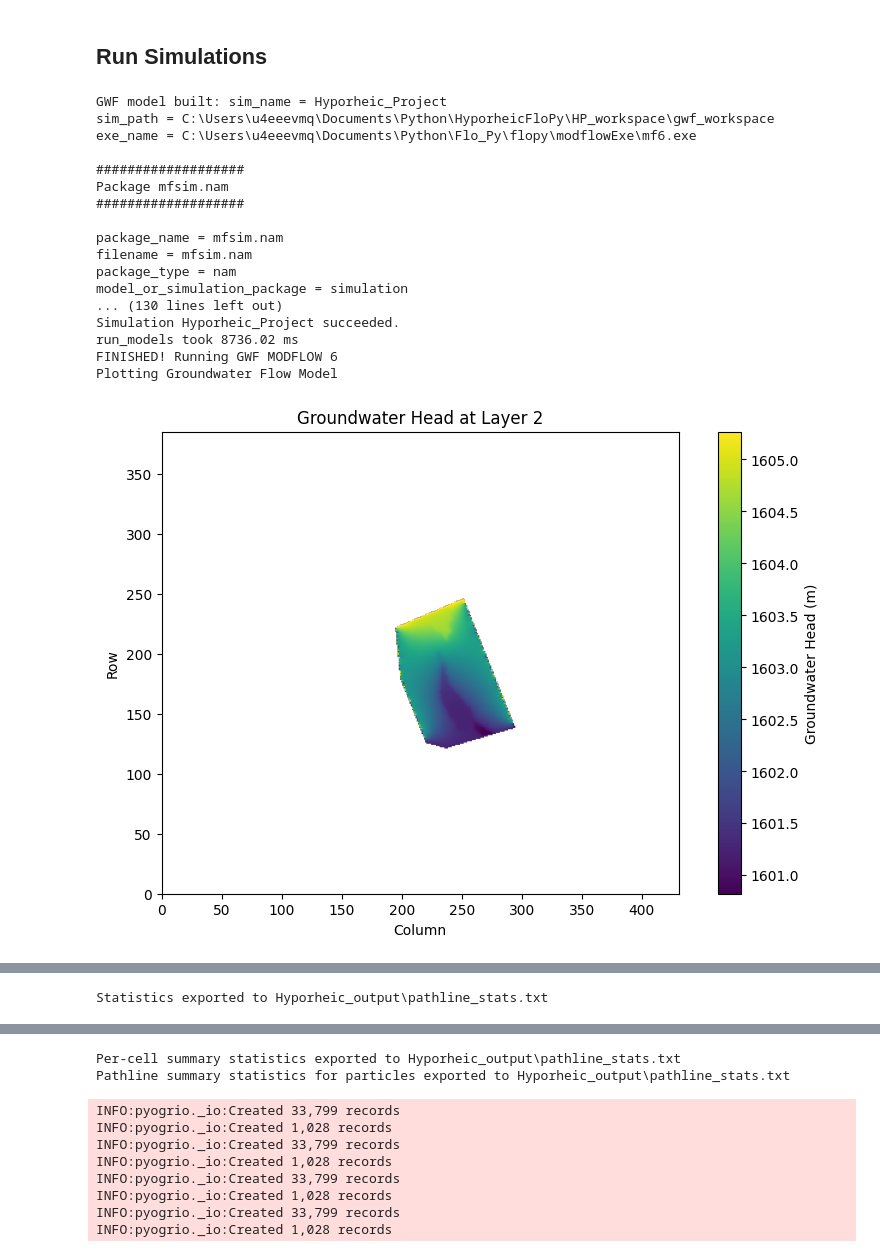
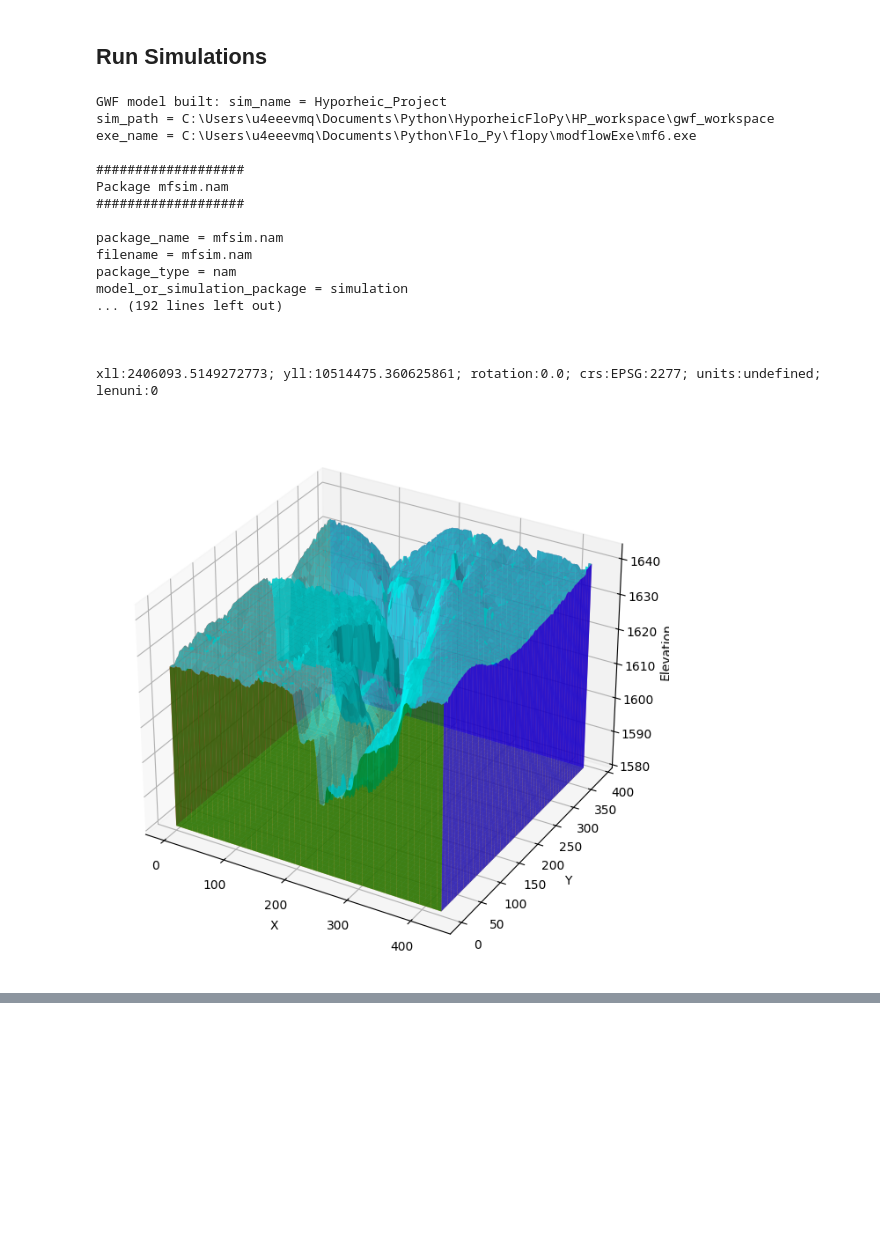
Before and after one commit to USACE-WRISES/HyporheicFloPy, a Jupyter notebook: VQuintana/notebooks/run_models.ipynb, the cells around one changed output, grey strips where cells are left out. Drawn from its saved outputs; the diff is of its cells as text; code cells hidden in the pictures; blank space fills up the shorter version.

```diff
--- a/VQuintana/notebooks/run_models.ipynb
+++ b/VQuintana/notebooks/run_models.ipynb
@@ -1232,7 +1407,12 @@ def scenario(
 
     if plot:
         print("Plotting Groundwater Flow Model")
-        plot_gwf_all(gwfsim)
+        #plot_gwf_all(gwfsim)
+        plot_groundwater_model(
+        gwfsim,
+        gwf_name=gwf_name,
+        cfg=cfg
+    )
 
     try:
         # Build both MODPATH 7 forward and backward models
@@ -1259,21 +1439,21 @@ def scenario(
 
             if plot:
                 print("Plotting MODPATH 7 Results")
-                process_and_export_modpath7_results(
-                    workspace=mp7_ws,
-                    workspace_gwf=gwf_ws,
-                    sim_name=sim_name,
-                    gwf_model_name=gwf_name,
-                    hec_ras_crs= hec_ras_crs,
-                    bed_elevation=bed_elevation,
-                    ncol=ncol,
-                    nrow=nrow,
-                    nlay=nlay,
-                    river_cells=river_cells,
-                    gwf=gwf,
-                    xorigin_value=xorigin,
-                    yorigin_value=yorigin,
-                )
+                # process_and_export_modpath7_results(
+                #     workspace=mp7_ws,
+                #     workspace_gwf=gwf_ws,
+                #     sim_name=sim_name,
+                #     gwf_model_name=gwf_name,
+                #     hec_ras_crs= hec_ras_crs,
+                #     bed_elevation=bed_elevation,
+                #     ncol=ncol,
+                #     nrow=nrow,
+                #     nlay=nlay,
+                #     river_cells=river_cells,
+                #     gwf=gwf,
+                #     xorigin_value=xorigin,
+                #     yorigin_value=yorigin,
+                # )
     except Exception as e:
         print(f"An error occurred while building, running, or plotting the MODPATH 7 models: {e}")
     print('\a')  # This will make a beep in most terminals
@@ -1287,36 +1467,36 @@ scenario(
     mp7_exe_path=md7_exe_path,
     write=True,
     run=True,
     plot=True,
     silent=True,
     ncol=ncol,
     nrow=nrow,
     nlay=nlay,
     xorigin=xorigin,
     yorigin=yorigin,
     bed_elevation=bed_elevation,
     hec_ras_crs=hec_ras_crs,
     mp7_name=mp7_name,
     gwf_name=gwf_name,
     gwf_ws=gwf_ws,
     sim_name=sim_name
 )
 # %% [output]
 GWF model built: sim_name = Hyporheic_Project
 sim_path = C:\Users\u4eeevmq\Documents\Python\HyporheicFloPy\HP_workspace\gwf_workspace
 exe_name = C:\Users\u4eeevmq\Documents\Python\Flo_Py\flopy\modflowExe\mf6.exe
 
 ###################
 Package mfsim.nam
 ###################
 
 package_name = mfsim.nam
 filename = mfsim.nam
 package_type = nam
 model_or_simulation_package = simulation
-... (130 lines left out)
-Simulation Hyporheic_Project succeeded.
-run_models took 8736.02 ms
-FINISHED! Running GWF MODFLOW 6
-Plotting Groundwater Flow Model
+... (192 lines left out)
+
+
+
+xll:2406093.5149272773; yll:10514475.360625861; rotation:0.0; crs:EPSG:2277; units:undefined; lenuni:0
-[figure, old version]
+[figure, new version]
@@ -1338,3 +1516,2 @@ run_models took 102876.77 ms
 FINISHED! Running MODPATH 7 backward model
 Plotting MODPATH 7 Results
-Statistics exported to Hyporheic_output\pathline_stats.txt
@@ -1361,10 +1517,0 @@ See the caveats in the documentation: https://pandas.pydata.org/pandas-docs/stab
-Per-cell summary statistics exported to Hyporheic_output\pathline_stats.txt
-Pathline summary statistics for particles exported to Hyporheic_output\pathline_stats.txt
-INFO:pyogrio._io:Created 33,799 records
-INFO:pyogrio._io:Created 1,028 records
-INFO:pyogrio._io:Created 33,799 records
-INFO:pyogrio._io:Created 1,028 records
-INFO:pyogrio._io:Created 33,799 records
-INFO:pyogrio._io:Created 1,028 records
-INFO:pyogrio._io:Created 33,799 records
-INFO:pyogrio._io:Created 1,028 records
```
Also changed, not shown: parts of 3 cells of this notebook, 7 other files.
